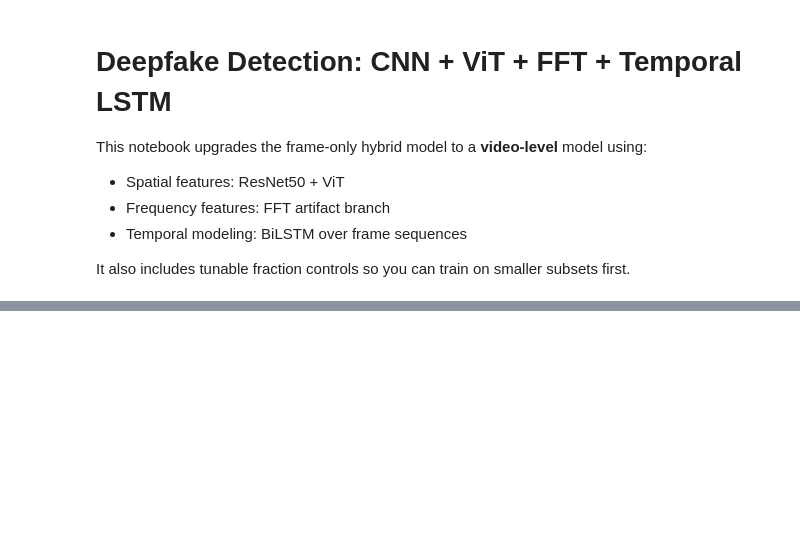
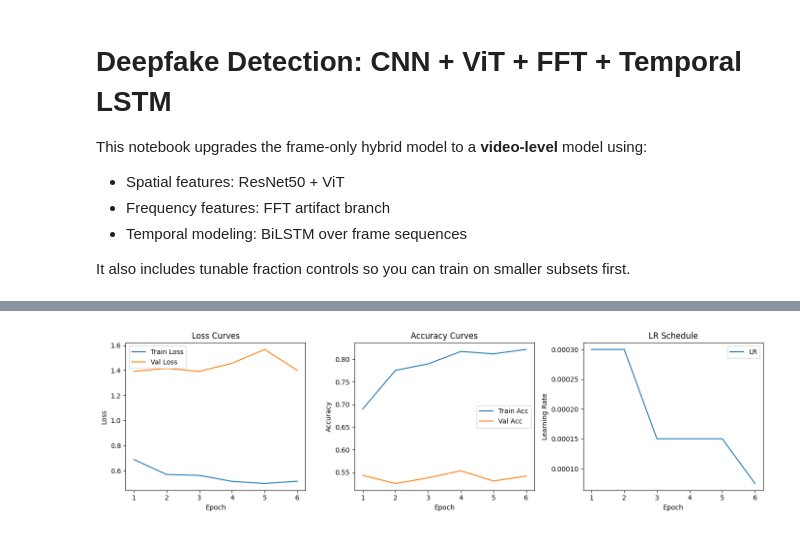
Before and after one commit to rohtheroos-84/DeepShield, a Jupyter notebook: notebooks/frac_df_cnnvit_fft_temporal.ipynb, the cells around one changed output, grey strips where cells are left out. Saved outputs shown, nothing was run; the diff lists cells and outputs as text; code cells hidden in the pictures; blank space fills up the shorter version.

Commit message:
Implement feature X to enhance user experience and optimize performance

```diff
--- a/notebooks/frac_df_cnnvit_fft_temporal.ipynb
+++ b/notebooks/frac_df_cnnvit_fft_temporal.ipynb
@@ -45,19 +45,27 @@ SEED = 42
 DATA_PATH = Path("../data/FF_frames")
 
 # Fraction controls
-FRACTION = 0.10          # train fraction (0 < FRACTION <= 1)
-VAL_FRACTION = 1.00      # validation fraction (use 1.0 for full val)
+FRACTION = 0.15          # train fraction (0 < FRACTION <= 1)
+VAL_FRACTION = 1.00      # keep full validation for stable metric
 
 VAL_RATIO = 0.20         # video-level split
 SEQ_LEN = 8              # frames per sequence
-SEQ_STRIDE = 4           # window stride when generating sequences
+SEQ_STRIDE = 2           # denser windows improve temporal learning
 
-BATCH_SIZE = 4
+BATCH_SIZE = 2
 NUM_WORKERS = 0          # Windows-safe
-EPOCHS = 8
-LR = 1e-3
+EPOCHS = 6
+LR = 3e-4
 WEIGHT_DECAY = 1e-4
 FREEZE_BACKBONES = True
+
+# Stability knobs
+USE_CLASS_WEIGHTS = True
+LABEL_SMOOTHING = 0.05
+LSTM_HIDDEN = 192
+FFT_DIM = 128
+TEMPORAL_POOL = "mean"  # "mean" is usually more stable than last-step only
+EARLY_STOP_PATIENCE = 3
 
 DEVICE = torch.device("cuda" if torch.cuda.is_available() else "cpu")
 
@@ -483,3 +615,55 @@ print(f"\nBest Validation Accuracy: {best_val_acc:.4f}")
+# %%
+# Inspect learning dynamics
+if len(history["train_loss"]) > 0:
+    epochs_axis = np.arange(1, len(history["train_loss"]) + 1)
+
+    plt.figure(figsize=(14, 4))
+    plt.subplot(1, 3, 1)
+    plt.plot(epochs_axis, history["train_loss"], label="Train Loss")
+    plt.plot(epochs_axis, history["val_loss"], label="Val Loss")
+    plt.xlabel("Epoch")
+    plt.ylabel("Loss")
+    plt.title("Loss Curves")
+    plt.legend()
+
+    plt.subplot(1, 3, 2)
+    plt.plot(epochs_axis, history["train_acc"], label="Train Acc")
+    plt.plot(epochs_axis, history["val_acc"], label="Val Acc")
+    plt.xlabel("Epoch")
+    plt.ylabel("Accuracy")
+    plt.title("Accuracy Curves")
+    plt.legend()
+
+    plt.subplot(1, 3, 3)
+    plt.plot(epochs_axis, history["lr"], label="LR")
+    plt.xlabel("Epoch")
+    plt.ylabel("Learning Rate")
+    plt.title("LR Schedule")
+    plt.legend()
+
+    plt.tight_layout()
+    plt.show()
+
+# Optional debug: if val is still ~0.5, run this to verify the model can overfit one batch.
+def overfit_single_batch(model, loader, criterion, optimizer, device, steps=100):
+    model.train()
+    x, y = next(iter(loader))
+    x, y = x.to(device), y.to(device)
+
+    for step in range(steps):
+        optimizer.zero_grad()
+        logits = model(x)
+        loss = criterion(logits, y)
+        loss.backward()
+        optimizer.step()
+
+        if (step + 1) % 20 == 0:
+            with torch.no_grad():
+                preds = torch.argmax(logits, dim=1)
+                acc = (preds == y).float().mean().item()
+            print(f"Step {step+1}/{steps} | Loss: {loss.item():.4f} | Batch Acc: {acc:.4f}")
+# %% [output]
+[figure, added]
 # %%
 # Final validation metrics
 val_loss, val_acc, labels_all, preds_all, probs_all = evaluate(model, val_loader, criterion, DEVICE)
```
Also changed, not shown: parts of 7 cells of this notebook.
